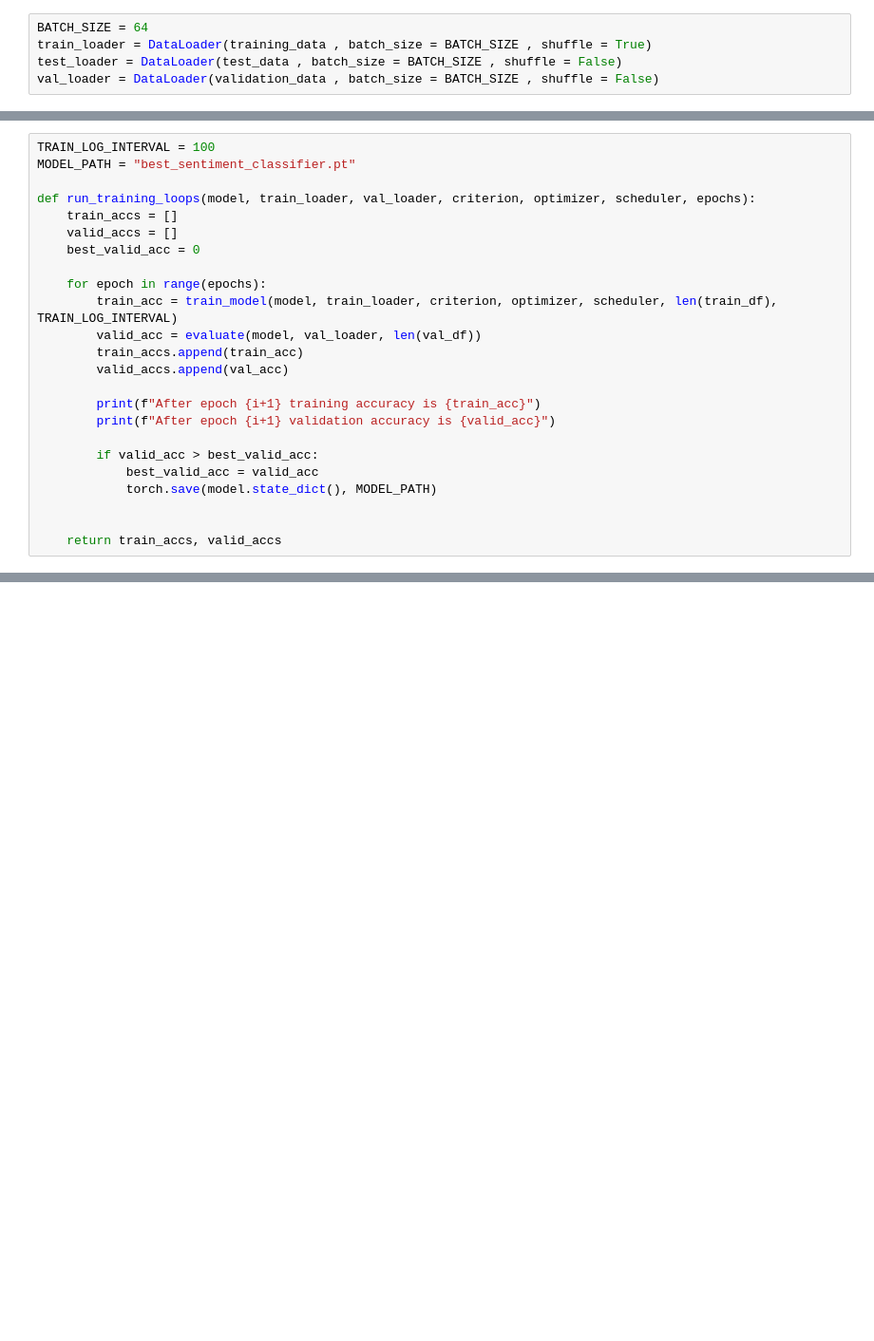
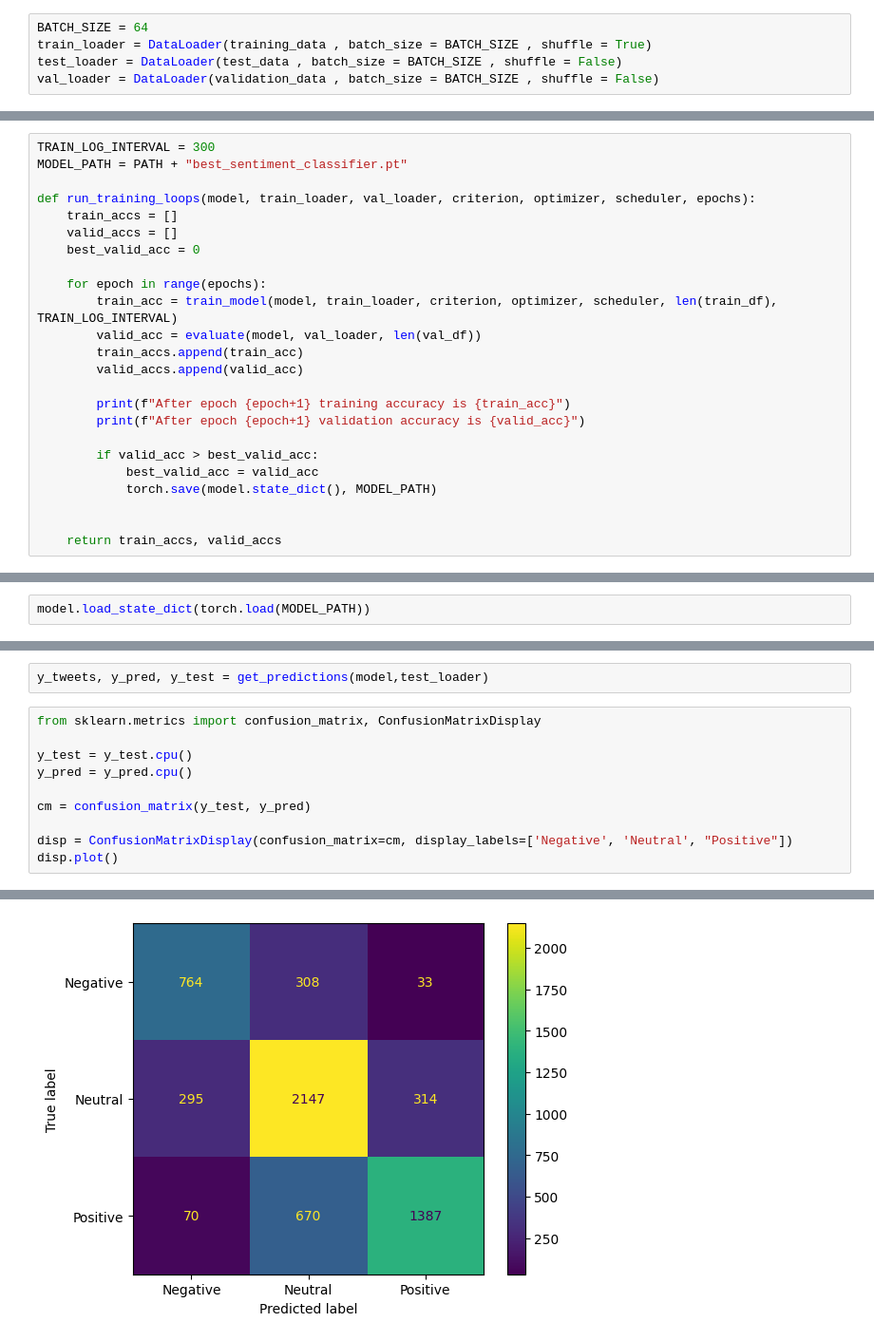
Before and after one commit to urban-perceptions/sentiment_analysis, a Jupyter notebook: tweet_sentiment_classifier.ipynb, the cells around one changed output, grey strips where cells are left out. Shown at 95% size. Drawn from its saved outputs; the diff is of its cells as text; blank space fills up the shorter version.

```diff
--- a/tweet_sentiment_classifier.ipynb
+++ b/tweet_sentiment_classifier.ipynb
@@ -202,6 +249,6 @@ def train_model(model, data_loader, criterion, optimizer, scheduler, n_examples,
 # %%
-TRAIN_LOG_INTERVAL = 100
-MODEL_PATH = "best_sentiment_classifier.pt"
+TRAIN_LOG_INTERVAL = 300
+MODEL_PATH = PATH + "best_sentiment_classifier.pt"
 
 def run_training_loops(model, train_loader, val_loader, criterion, optimizer, scheduler, epochs):
     train_accs = []
@@ -212,10 +259,10 @@ def run_training_loops(model, train_loader, val_loader, criterion, optimizer, sc
         train_acc = train_model(model, train_loader, criterion, optimizer, scheduler, len(train_df), TRAIN_LOG_INTERVAL)
         valid_acc = evaluate(model, val_loader, len(val_df))
         train_accs.append(train_acc)
-        valid_accs.append(val_acc)
+        valid_accs.append(valid_acc)
 
-        print(f"After epoch {i+1} training accuracy is {train_acc}")
-        print(f"After epoch {i+1} validation accuracy is {valid_acc}")
+        print(f"After epoch {epoch+1} training accuracy is {train_acc}")
+        print(f"After epoch {epoch+1} validation accuracy is {valid_acc}")
 
         if valid_acc > best_valid_acc:
             best_valid_acc = valid_acc
@@ -229,0 +330,2 @@ KeyboardInterrupt
+# %%
+model.load_state_dict(torch.load(MODEL_PATH))
@@ -229,0 +334,13 @@ KeyboardInterrupt
+# %%
+y_tweets, y_pred, y_test = get_predictions(model,test_loader)
+# %%
+from sklearn.metrics import confusion_matrix, ConfusionMatrixDisplay
+
+y_test = y_test.cpu()
+y_pred = y_pred.cpu()
+
+cm = confusion_matrix(y_test, y_pred)
+
+disp = ConfusionMatrixDisplay(confusion_matrix=cm, display_labels=['Negative', 'Neutral', "Positive"])
+disp.plot()
+# %% [output]
@@ -229,0 +348 @@ KeyboardInterrupt
+[figure, added]
```
Also changed, not shown: parts of 27 cells of this notebook, 1 other file.
